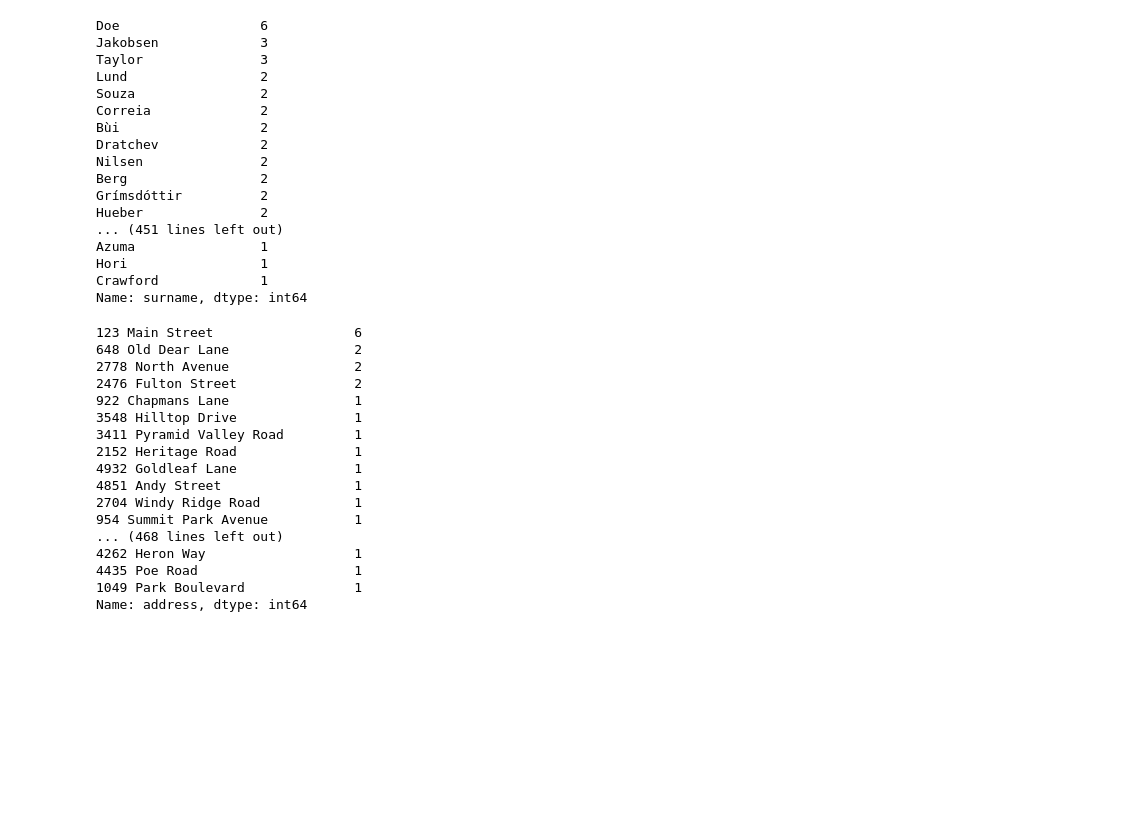
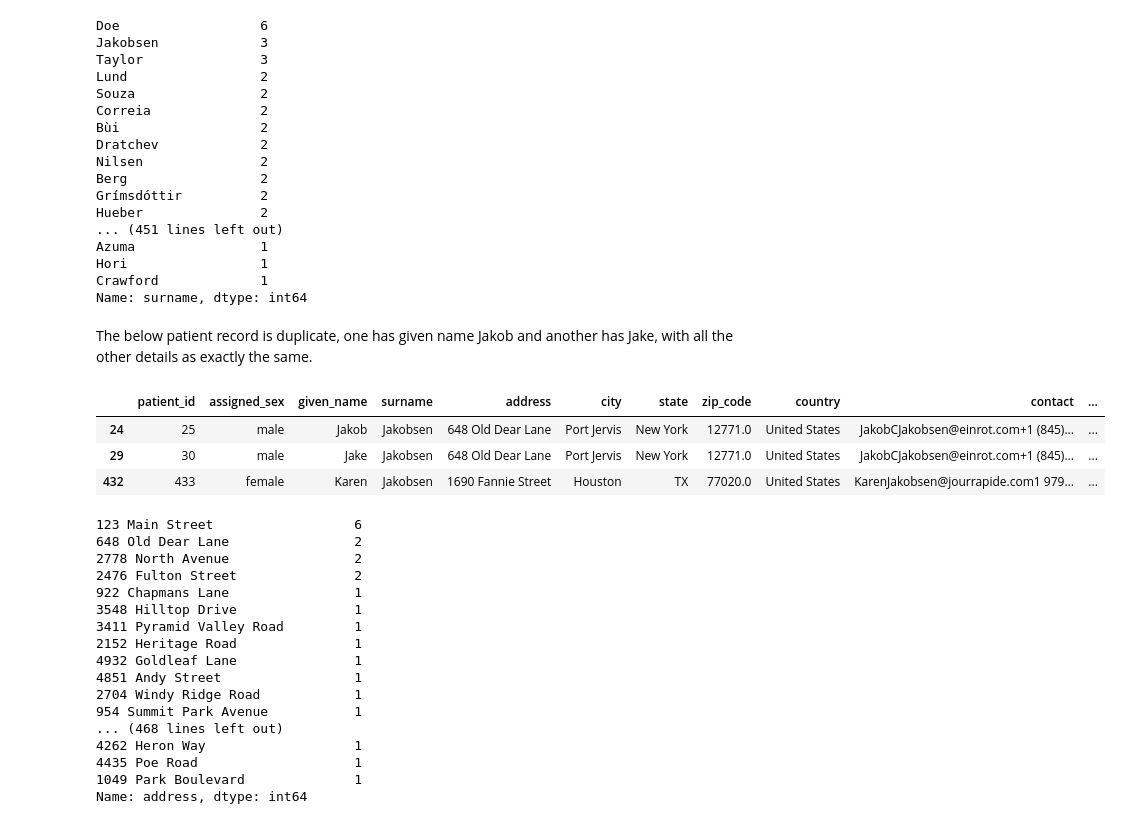
Before and after one commit to nehatarey/data-wrangling, a Jupyter notebook: data-assessment-programmatic-pandas.ipynb, the cells around one changed output. Drawn from its saved outputs; the diff is of its cells as text; code cells hidden in the pictures; blank space fills up the shorter version.

```diff
--- a/data-assessment-programmatic-pandas.ipynb
+++ b/data-assessment-programmatic-pandas.ipynb
@@ -212,6 +217,15 @@ Azuma                1
 Hori                 1
 Crawford             1
 Name: surname, dtype: int64
+# %% [markdown]
+The below patient record is duplicate, one has given name Jakob and another has Jake, with all the other details as exactly the same.
+# %%
+patients[patients.surname=='Jakobsen']
+# %% [output]
+|  | patient_id | assigned_sex | given_name | surname | address | city | state | zip_code | country | contact | ... |
+| 24 | 25 | male | Jakob | Jakobsen | 648 Old Dear Lane | Port Jervis | New York | 12771.0 | United States | JakobCJakobsen@einrot.com+1 (845)... | ... |
+| 29 | 30 | male | Jake | Jakobsen | 648 Old Dear Lane | Port Jervis | New York | 12771.0 | United States | JakobCJakobsen@einrot.com+1 (845)... | ... |
+| 432 | 433 | female | Karen | Jakobsen | 1690 Fannie Street | Houston | TX | 77020.0 | United States | KarenJakobsen@jourrapide.com1 979... | ... |
 # %%
 patients.address.value_counts()
 # %% [output]
```
Also changed, not shown: parts of 13 cells of this notebook, 1 other file.
